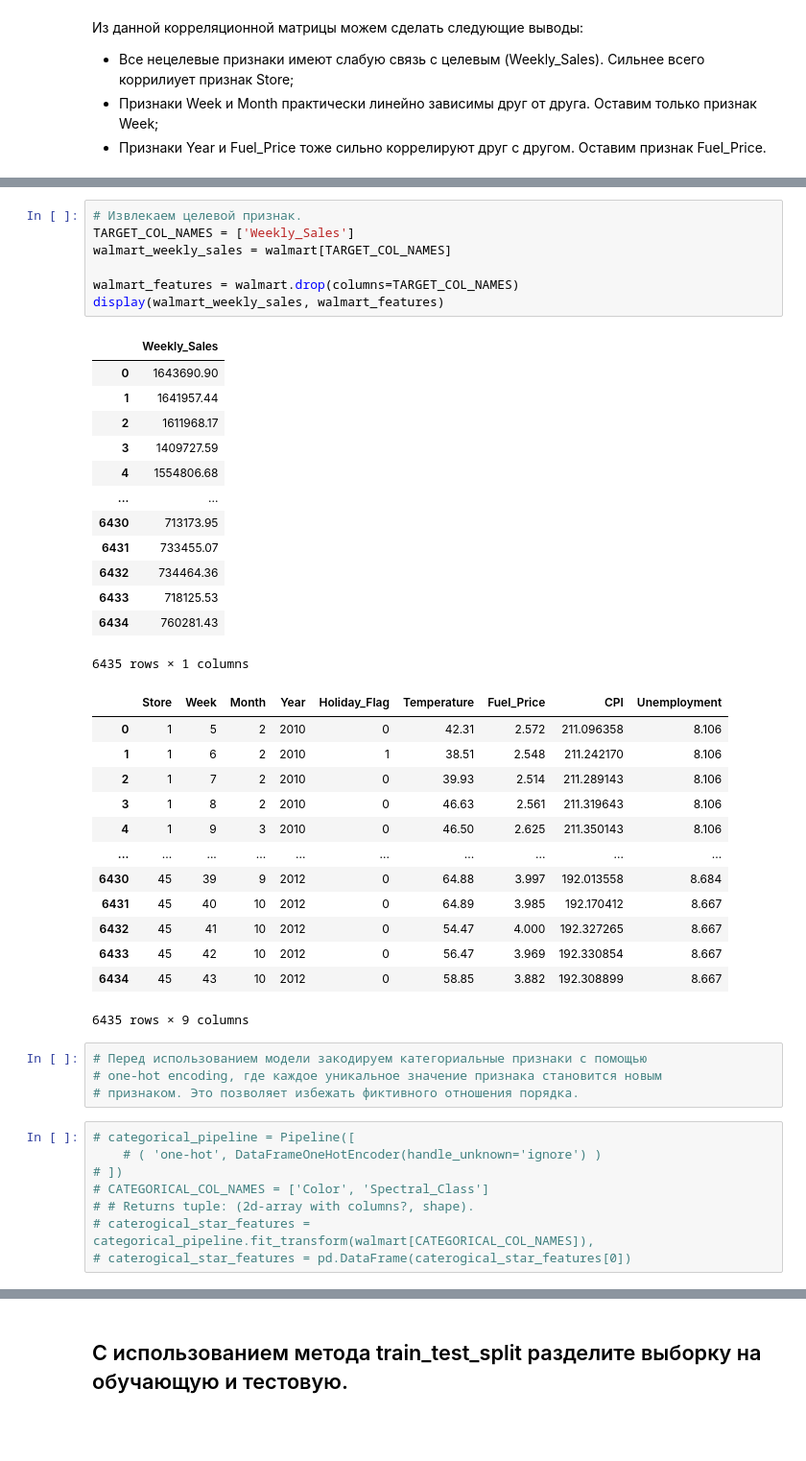
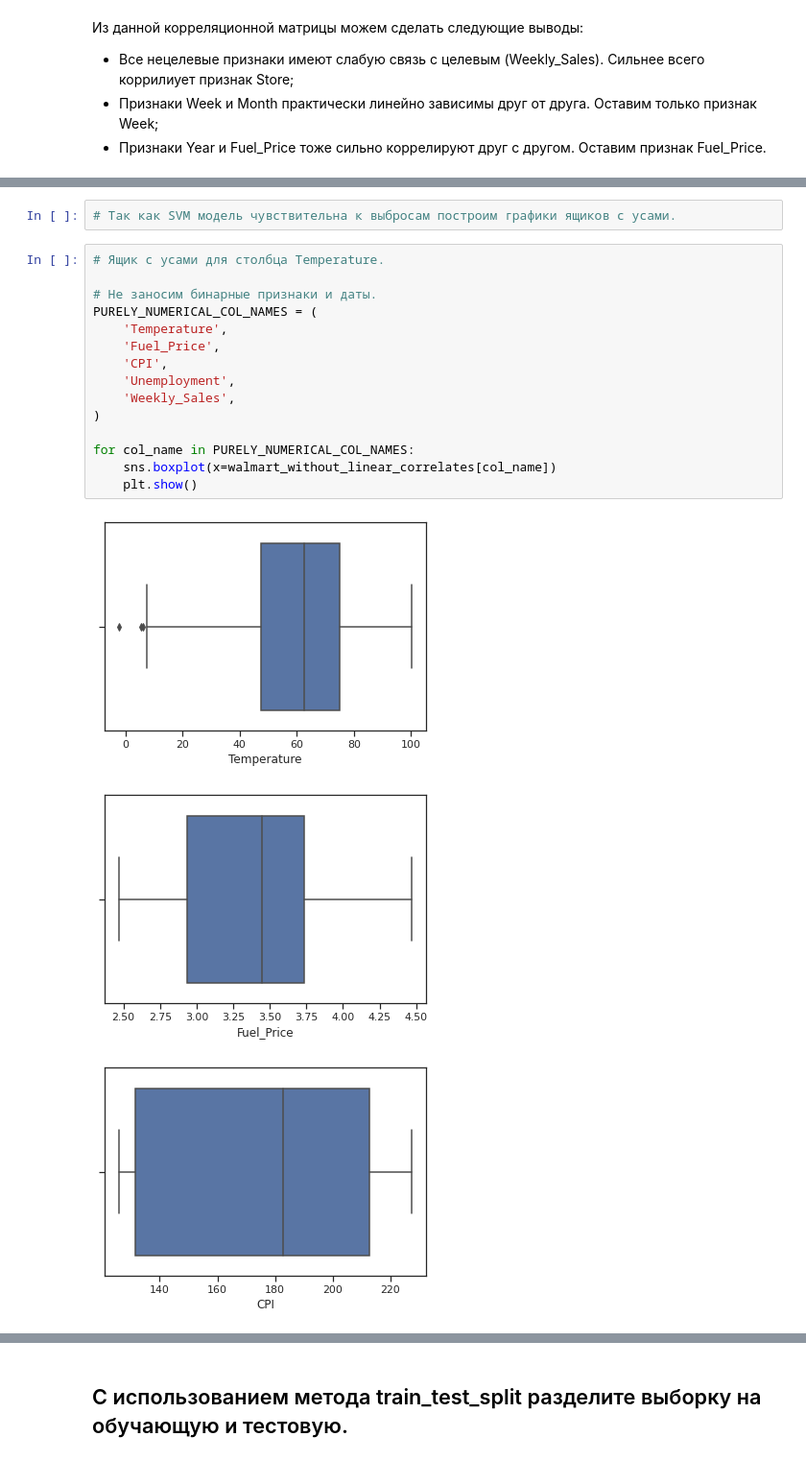
Before and after one commit to DeadlySquad13/ml_course_2022, a Jupyter notebook: tmo/MachineLearningTechnologies__Labs/MachineLearningTechnologies__Lab4/Lab4.sync.ipynb, the cells around one changed output, grey strips where cells are left out. Shown: that part at 96% size. Drawn from its saved outputs; the diff is of its cells as text; blank space fills up the shorter version.

```diff
--- a/tmo/MachineLearningTechnologies__Labs/MachineLearningTechnologies__Lab4/Lab4.sync.ipynb
+++ b/tmo/MachineLearningTechnologies__Labs/MachineLearningTechnologies__Lab4/Lab4.sync.ipynb
@@ -219,49 +219,24 @@ walmart_without_linear_correlates.head()
 | 2 | 1 | 7 | 0 | 39.93 | 2.514 | 211.289143 | 8.106 | 1611968.17 |
 | 3 | 1 | 8 | 0 | 46.63 | 2.561 | 211.319643 | 8.106 | 1409727.59 |
 | 4 | 1 | 9 | 0 | 46.50 | 2.625 | 211.350143 | 8.106 | 1554806.68 |
-# %%
-# Извлекаем целевой признак.
-TARGET_COL_NAMES = ['Weekly_Sales']
-walmart_weekly_sales = walmart[TARGET_COL_NAMES]
-
-walmart_features = walmart.drop(columns=TARGET_COL_NAMES)
-display(walmart_weekly_sales, walmart_features)
-# %% [output]
-|  | Weekly_Sales |
-| 0 | 1643690.90 |
-| 1 | 1641957.44 |
-| 2 | 1611968.17 |
-| 3 | 1409727.59 |
-| 4 | 1554806.68 |
-| ... | ... |
-| 6430 | 713173.95 |
-| 6431 | 733455.07 |
-| 6432 | 734464.36 |
-| 6433 | 718125.53 |
-| 6434 | 760281.43 |
-6435 rows × 1 columns
-|  | Store | Week | Month | Year | Holiday_Flag | Temperature | Fuel_Price | CPI | Unemployment |
-| 0 | 1 | 5 | 2 | 2010 | 0 | 42.31 | 2.572 | 211.096358 | 8.106 |
-| 1 | 1 | 6 | 2 | 2010 | 1 | 38.51 | 2.548 | 211.242170 | 8.106 |
-| 2 | 1 | 7 | 2 | 2010 | 0 | 39.93 | 2.514 | 211.289143 | 8.106 |
-| 3 | 1 | 8 | 2 | 2010 | 0 | 46.63 | 2.561 | 211.319643 | 8.106 |
-| 4 | 1 | 9 | 3 | 2010 | 0 | 46.50 | 2.625 | 211.350143 | 8.106 |
-| ... | ... | ... | ... | ... | ... | ... | ... | ... | ... |
-| 6430 | 45 | 39 | 9 | 2012 | 0 | 64.88 | 3.997 | 192.013558 | 8.684 |
-| 6431 | 45 | 40 | 10 | 2012 | 0 | 64.89 | 3.985 | 192.170412 | 8.667 |
-| 6432 | 45 | 41 | 10 | 2012 | 0 | 54.47 | 4.000 | 192.327265 | 8.667 |
-| 6433 | 45 | 42 | 10 | 2012 | 0 | 56.47 | 3.969 | 192.330854 | 8.667 |
-| 6434 | 45 | 43 | 10 | 2012 | 0 | 58.85 | 3.882 | 192.308899 | 8.667 |
-6435 rows × 9 columns
 # %%
-# Перед использованием модели закодируем категориальные признаки с помощью
-# one-hot encoding, где каждое уникальное значение признака становится новым
-# признаком. Это позволяет избежать фиктивного отношения порядка.
+# Так как SVM модель чувствительна к выбросам построим графики ящиков с усами.
-# %%
-# categorical_pipeline = Pipeline([
-    # ( 'one-hot', DataFrameOneHotEncoder(handle_unknown='ignore') )
-# ])
-# CATEGORICAL_COL_NAMES = ['Color', 'Spectral_Class']
-# # Returns tuple: (2d-array with columns?, shape).
-# caterogical_star_features = categorical_pipeline.fit_transform(walmart[CATEGORICAL_COL_NAMES]),
-# caterogical_star_features = pd.DataFrame(caterogical_star_features[0])
+# %%
+# Ящик с усами для столбца Temperature.
+
+# Не заносим бинарные признаки и даты.
+PURELY_NUMERICAL_COL_NAMES = (
+    'Temperature',
+    'Fuel_Price',
+    'CPI',
+    'Unemployment',
+    'Weekly_Sales',
+)
+
+for col_name in PURELY_NUMERICAL_COL_NAMES:
+    sns.boxplot(x=walmart_without_linear_correlates[col_name])
+    plt.show()
+# %% [output]
+[figure, added]
+[figure, added]
+[figure, added]
```
Also changed, not shown: parts of 38 cells of this notebook, 5 other files.
